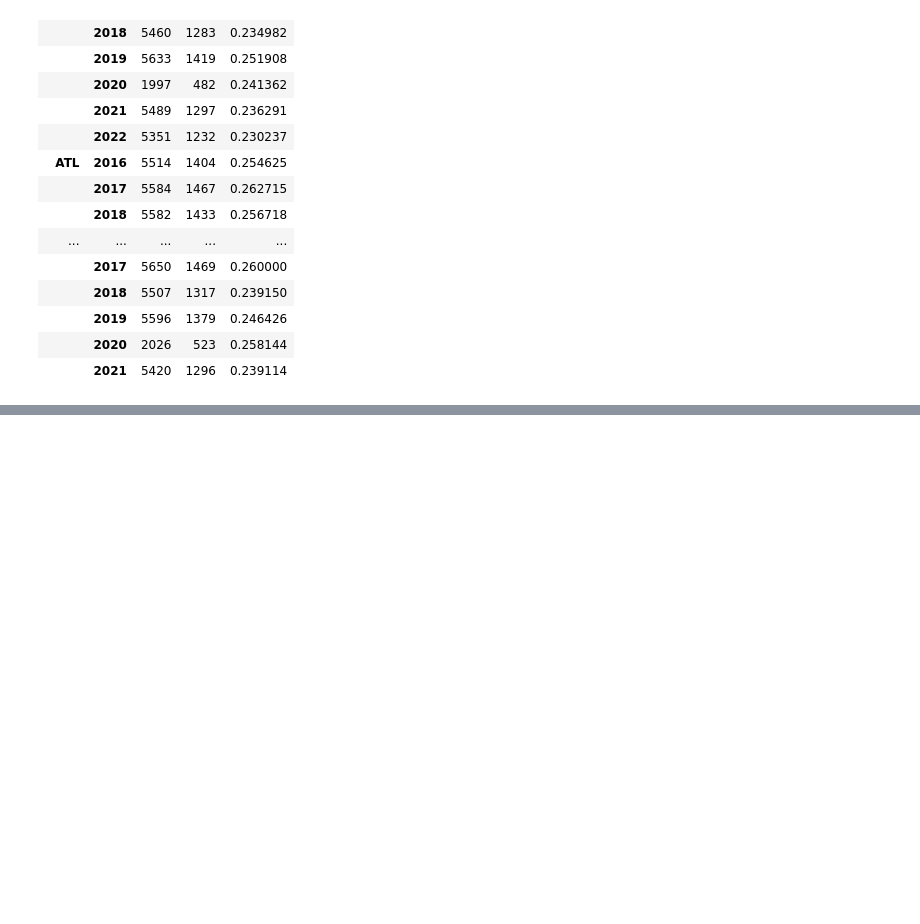
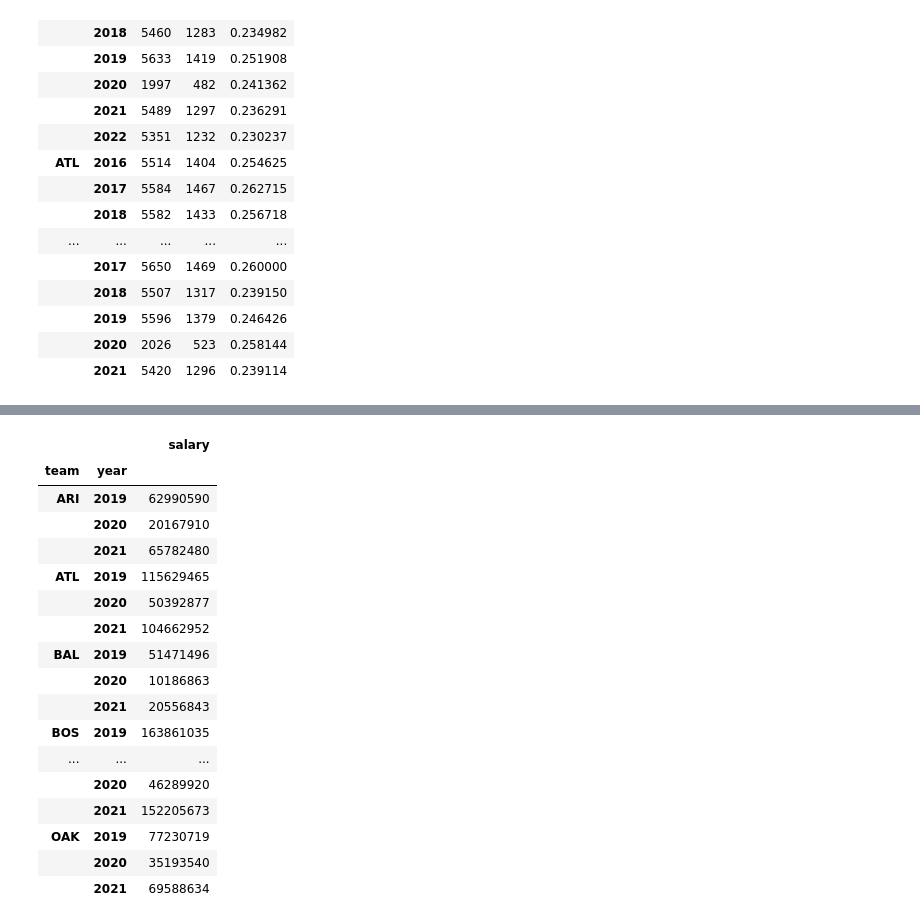
Before and after one commit to michaelgarv/Project_1, a Jupyter notebook: michael_analysis/michael_notebook.ipynb, the cells around one changed output, grey strips where cells are left out. Saved outputs shown, nothing was run; the diff lists cells and outputs as text; code cells hidden in the pictures; blank space fills up the shorter version.

```diff
--- a/michael_analysis/michael_notebook.ipynb
+++ b/michael_analysis/michael_notebook.ipynb
@@ -169,0 +124,22 @@ merged_bsb_df.head(20)
+# %%
+salary_clean_df=salary_df_group.loc[:,['salary']]
+salary_clean_df.head(60)
+# %% [output]
+|  |  | salary |
+| team | year |  |
+| ARI | 2019 | 62990590 |
+|  | 2020 | 20167910 |
+|  | 2021 | 65782480 |
+| ATL | 2019 | 115629465 |
+|  | 2020 | 50392877 |
+|  | 2021 | 104662952 |
+| BAL | 2019 | 51471496 |
+|  | 2020 | 10186863 |
+|  | 2021 | 20556843 |
+| BOS | 2019 | 163861035 |
+| ... | ... | ... |
+|  | 2020 | 46289920 |
+|  | 2021 | 152205673 |
+| OAK | 2019 | 77230719 |
+|  | 2020 | 35193540 |
+|  | 2021 | 69588634 |
```
Also changed, not shown: parts of 12 cells of this notebook, 3 other files.
